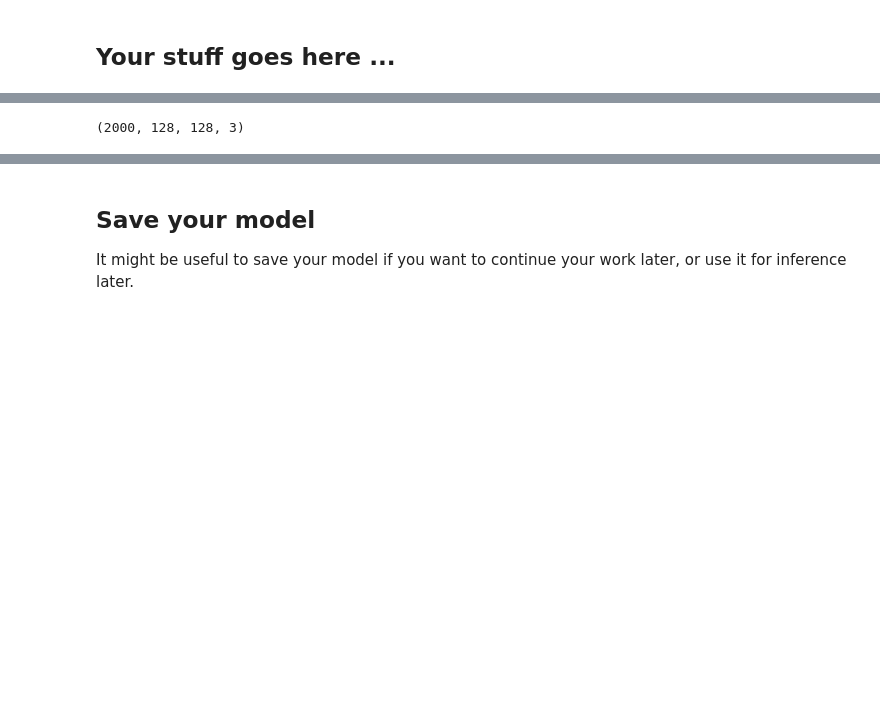
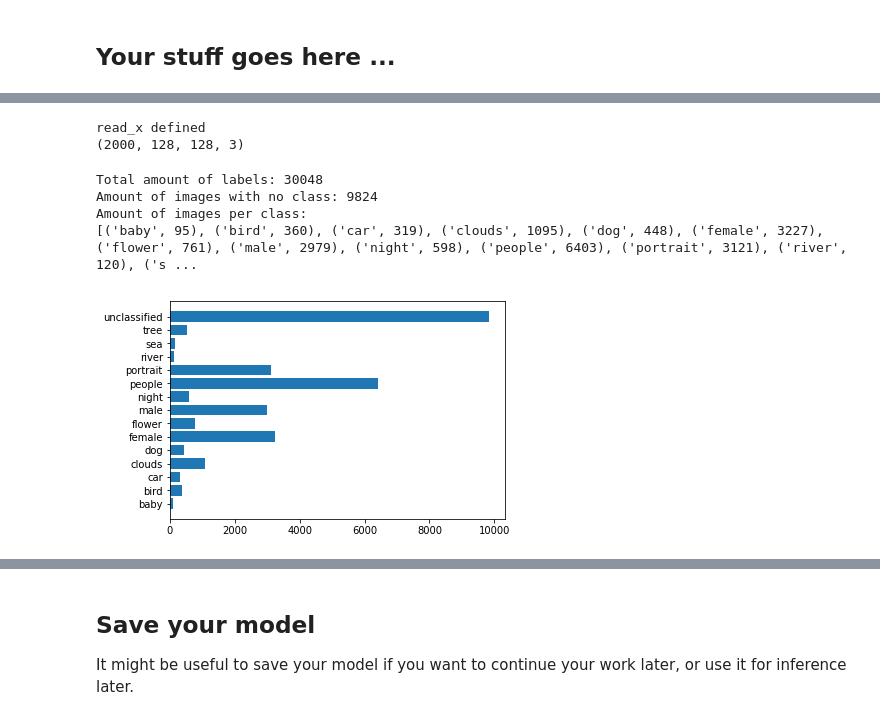
Before and after one commit to wakr/TeamRaspberry, a Jupyter notebook: image_project.ipynb, the cells around one changed output, grey strips where cells are left out. Drawn from its saved outputs; the diff is of its cells as text; code cells hidden in the pictures; blank space fills up the shorter version.

```diff
--- a/image_project.ipynb
+++ b/image_project.ipynb
@@ -93,14 +156,13 @@ for row in y:
 # %%
-# TODO create iterator class
+# normalizing range to be in 0.0 to 1.0
+my_dtype = "uint8"
+normalize_values = True
+
+my_dtype = "uint8"
+if normalize_values:
+    my_dtype = np.float32
 
 def read_x(batch_size, begin_index, y):
-    # normalizing range to be in 0.0 to 1.0
-    normalize_values = True
-
-    my_dtype = "uint8"
-    if normalize_values:
-        my_dtype = np.float32
-
     x_color = np.zeros((batch_size, *image_dim), dtype=my_dtype)
     end_index = begin_index + batch_size
 
@@ -114,3 +176,13 @@ def read_x(batch_size, begin_index, y):
             x_color[i-begin_index] = np.repeat(img[:,:,np.newaxis], 3, axis=2) # B&W RGB representation
 
     return x_color, y[begin_index:end_index,:]
+
+print('read_x defined')
+
+#%% Sanity check x-reader
+
+x_testing, y_testing = read_x(2000, 2000, y)
+print(x_testing.shape)
+# %% [output]
+read_x defined
+(2000, 128, 128, 3)
@@ -119,4 +189,23 @@ x_testing, y_testing = read_x(2000, 2000, y)
-# %%
-x_testing.shape
-# %% [output]
-(2000, 128, 128, 3)
+# %%
+
+def get_label_statistics():
+    total = np.sum(y)
+    count_per_label = y.sum(axis=0)
+    unlabeled_images = count_per_label[UNCLASSIFIED_BIT]
+    label_count = [(x, count_per_label[i]) for (i,x) in enumerate(labels_rev.keys())]
+    print("Total amount of labels: %s" % total)
+    print("Amount of images with no class: %d" % unlabeled_images)
+    print("Amount of images per class:")
+    print(label_count)
+    l, c = zip(*label_count)
+    plt.barh(np.arange(0, num_classes), c, tick_label=l)
+
+
+get_label_statistics()
+plt.show()
+# %% [output]
+Total amount of labels: 30048
+Amount of images with no class: 9824
+Amount of images per class:
+[('baby', 95), ('bird', 360), ('car', 319), ('clouds', 1095), ('dog', 448), ('female', 3227), ('flower', 761), ('male', 2979), ('night', 598), ('people', 6403), ('portrait', 3121), ('river', 120), ('s ...
+[figure, added]
```
Also changed, not shown: parts of 26 cells of this notebook.
